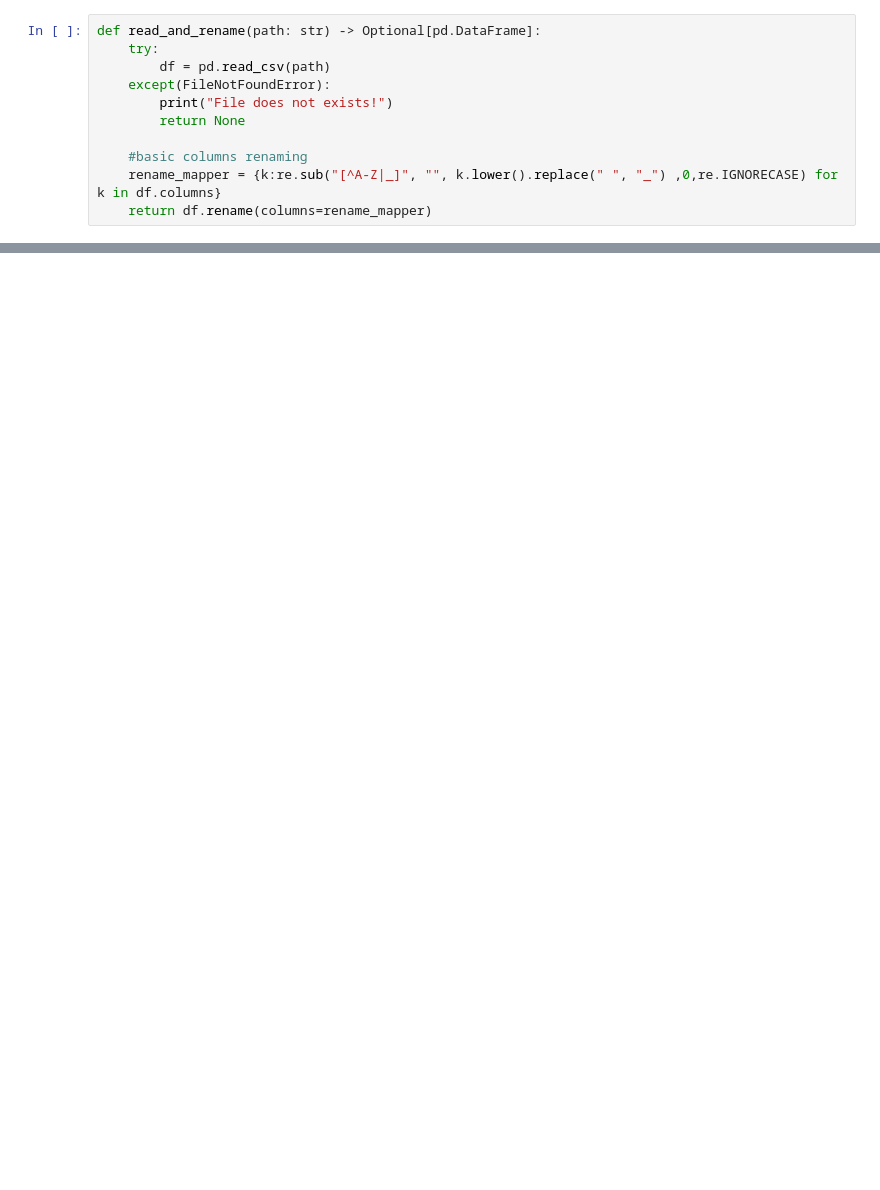
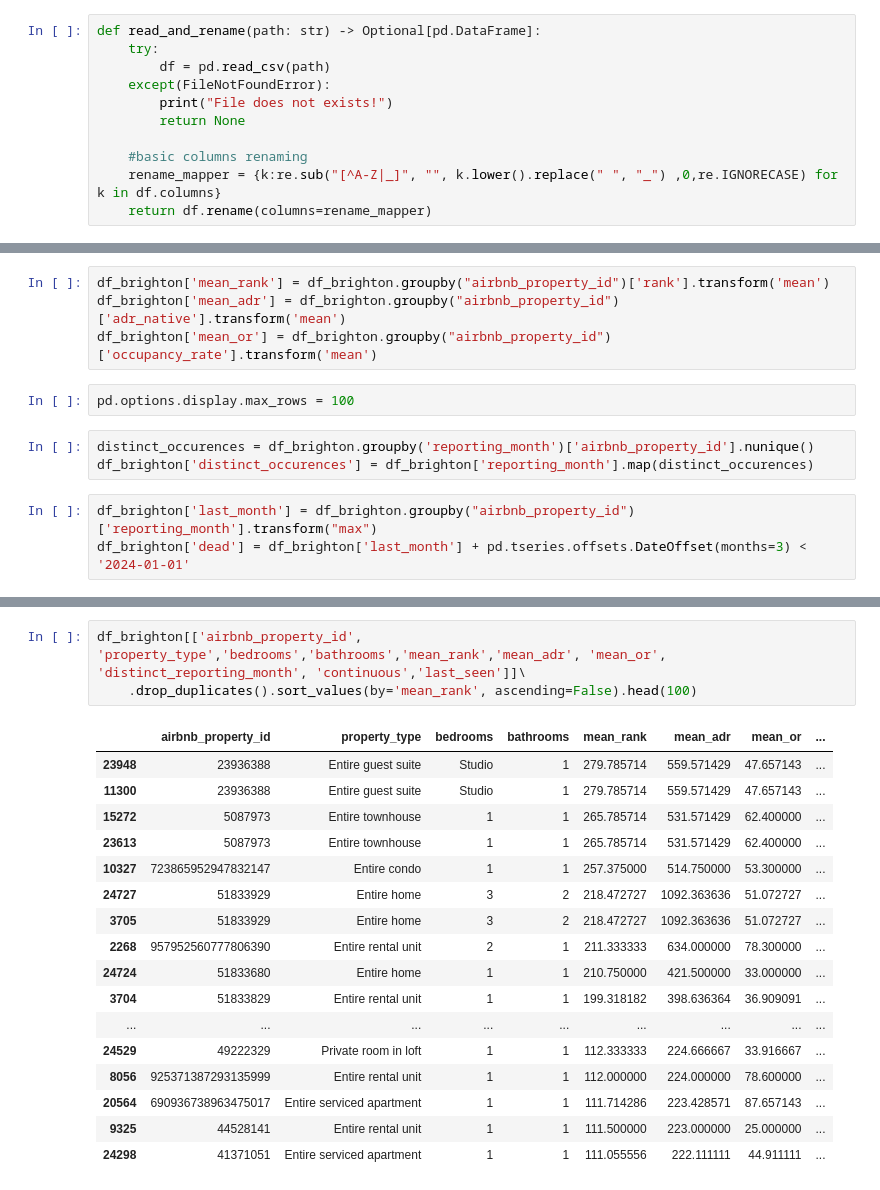
Before and after one commit to gianmaria-fsxz/airbnb-bc, a Jupyter notebook: eda.ipynb, the cells around one changed output, grey strips where cells are left out. Saved outputs shown, nothing was run; the diff lists cells and outputs as text; blank space fills up the shorter version.

```diff
--- a/eda.ipynb
+++ b/eda.ipynb
@@ -35,0 +89,12 @@ https://github.com/ydataai/ydata-profiling/issues
+# %%
+df_brighton['mean_rank'] = df_brighton.groupby("airbnb_property_id")['rank'].transform('mean')
+df_brighton['mean_adr'] = df_brighton.groupby("airbnb_property_id")['adr_native'].transform('mean')
+df_brighton['mean_or'] = df_brighton.groupby("airbnb_property_id")['occupancy_rate'].transform('mean')
+# %%
+pd.options.display.max_rows = 100
+# %%
+distinct_occurences = df_brighton.groupby('reporting_month')['airbnb_property_id'].nunique()
+df_brighton['distinct_occurences'] = df_brighton['reporting_month'].map(distinct_occurences)
+# %%
+df_brighton['last_month'] = df_brighton.groupby("airbnb_property_id")['reporting_month'].transform("max")
+df_brighton['dead'] = df_brighton['last_month'] + pd.tseries.offsets.DateOffset(months=3) < '2024-01-01'
@@ -35,0 +159,21 @@ https://github.com/ydataai/ydata-profiling/issues
+# %%
+df_brighton[['airbnb_property_id', 'property_type','bedrooms','bathrooms','mean_rank','mean_adr', 'mean_or', 'distinct_reporting_month', 'continuous','last_seen']]\
+    .drop_duplicates().sort_values(by='mean_rank', ascending=False).head(100)
+# %% [output]
+|  | airbnb_property_id | property_type | bedrooms | bathrooms | mean_rank | mean_adr | mean_or | ... |
+| 23948 | 23936388 | Entire guest suite | Studio | 1 | 279.785714 | 559.571429 | 47.657143 | ... |
+| 11300 | 23936388 | Entire guest suite | Studio | 1 | 279.785714 | 559.571429 | 47.657143 | ... |
+| 15272 | 5087973 | Entire townhouse | 1 | 1 | 265.785714 | 531.571429 | 62.400000 | ... |
+| 23613 | 5087973 | Entire townhouse | 1 | 1 | 265.785714 | 531.571429 | 62.400000 | ... |
+| 10327 | 723865952947832147 | Entire condo | 1 | 1 | 257.375000 | 514.750000 | 53.300000 | ... |
+| 24727 | 51833929 | Entire home | 3 | 2 | 218.472727 | 1092.363636 | 51.072727 | ... |
+| 3705 | 51833929 | Entire home | 3 | 2 | 218.472727 | 1092.363636 | 51.072727 | ... |
+| 2268 | 957952560777806390 | Entire rental unit | 2 | 1 | 211.333333 | 634.000000 | 78.300000 | ... |
+| 24724 | 51833680 | Entire home | 1 | 1 | 210.750000 | 421.500000 | 33.000000 | ... |
+| 3704 | 51833829 | Entire rental unit | 1 | 1 | 199.318182 | 398.636364 | 36.909091 | ... |
+| ... | ... | ... | ... | ... | ... | ... | ... | ... |
+| 24529 | 49222329 | Private room in loft | 1 | 1 | 112.333333 | 224.666667 | 33.916667 | ... |
+| 8056 | 925371387293135999 | Entire rental unit | 1 | 1 | 112.000000 | 224.000000 | 78.600000 | ... |
+| 20564 | 690936738963475017 | Entire serviced apartment | 1 | 1 | 111.714286 | 223.428571 | 87.657143 | ... |
+| 9325 | 44528141 | Entire rental unit | 1 | 1 | 111.500000 | 223.000000 | 25.000000 | ... |
+| 24298 | 41371051 | Entire serviced apartment | 1 | 1 | 111.055556 | 222.111111 | 44.911111 | ... |
```
Also changed, not shown: parts of 13 cells of this notebook, 1 other file.
